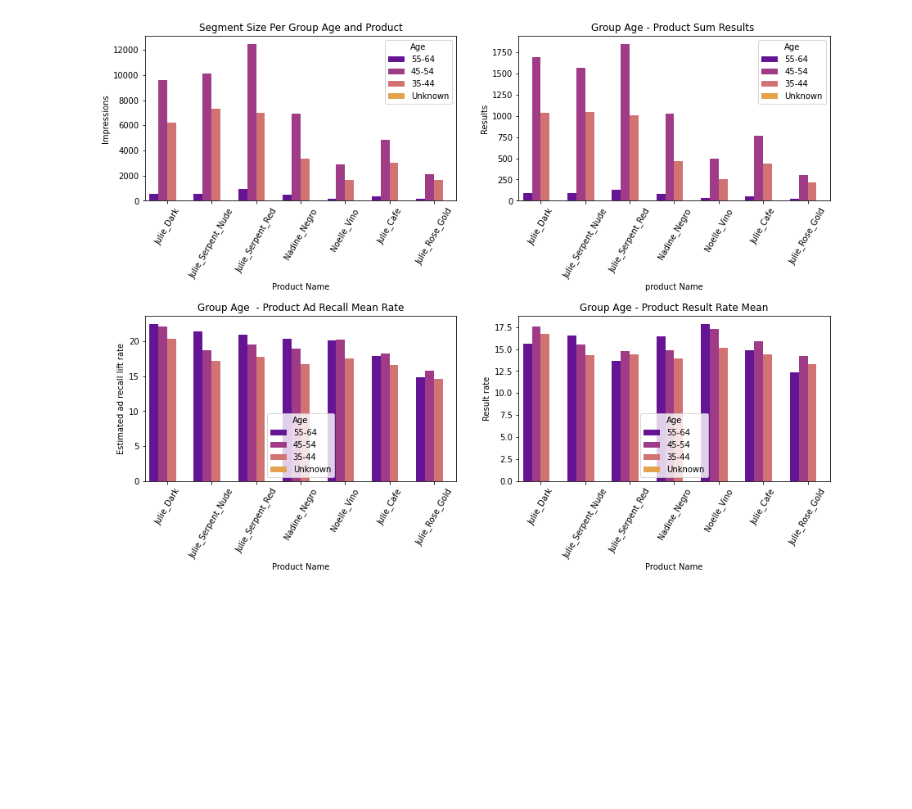
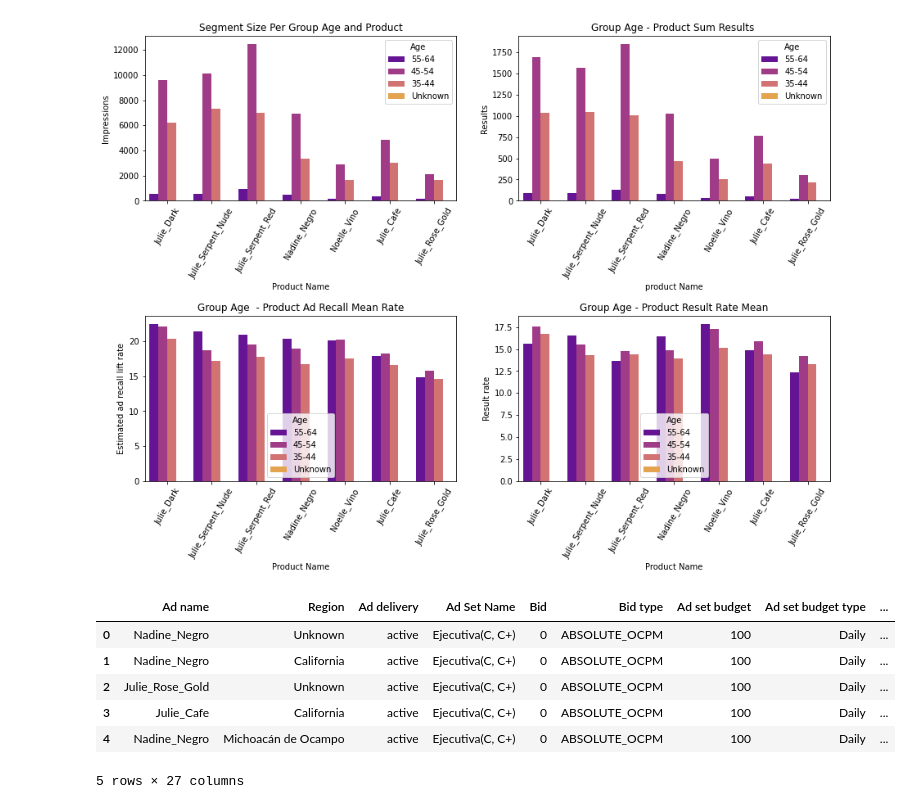
Before and after one commit to juanm05/Abril_Facebook, a Jupyter notebook: main.ipynb, the cells around one changed output. Cells and saved outputs as stored; diff of their text form; code cells hidden in the pictures; blank space fills up the shorter version.

```diff
--- a/main.ipynb
+++ b/main.ipynb
@@ -441,0 +445,10 @@ plt.show()
+# %%
+df_region.head()
+# %% [output]
+|  | Ad name | Region | Ad delivery | Ad Set Name | Bid | Bid type | Ad set budget | Ad set budget type | ... |
+| 0 | Nadine_Negro | Unknown | active | Ejecutiva(C, C+) | 0 | ABSOLUTE_OCPM | 100 | Daily | ... |
+| 1 | Nadine_Negro | California | active | Ejecutiva(C, C+) | 0 | ABSOLUTE_OCPM | 100 | Daily | ... |
+| 2 | Julie_Rose_Gold | Unknown | active | Ejecutiva(C, C+) | 0 | ABSOLUTE_OCPM | 100 | Daily | ... |
+| 3 | Julie_Cafe | California | active | Ejecutiva(C, C+) | 0 | ABSOLUTE_OCPM | 100 | Daily | ... |
+| 4 | Nadine_Negro | Michoacán de Ocampo | active | Ejecutiva(C, C+) | 0 | ABSOLUTE_OCPM | 100 | Daily | ... |
+5 rows × 27 columns
```
Also changed, not shown: parts of 2 cells of this notebook, 1 other file.
